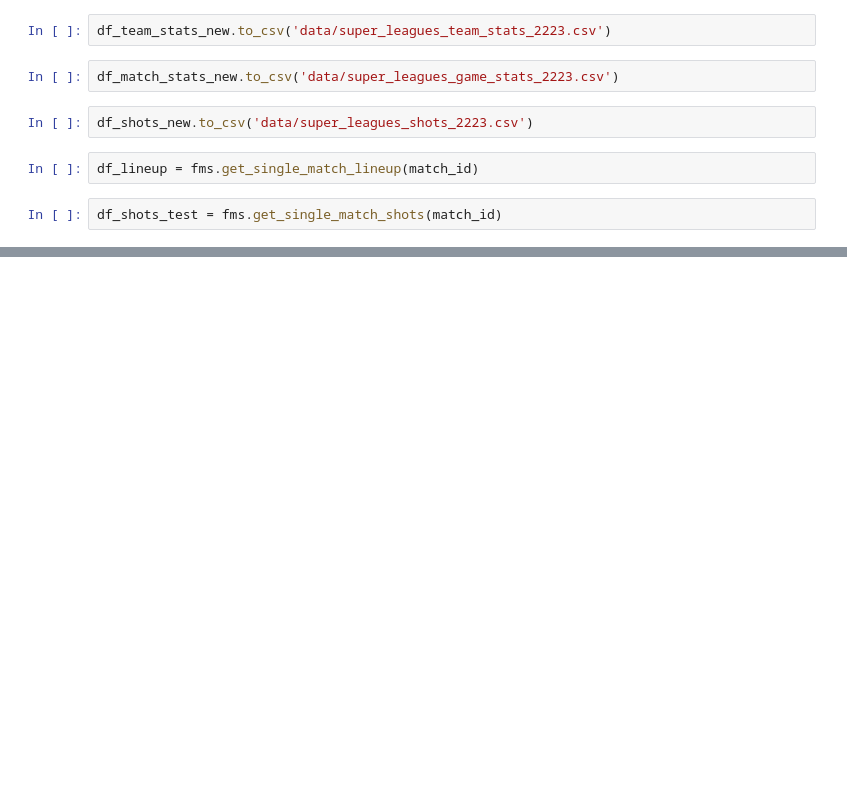
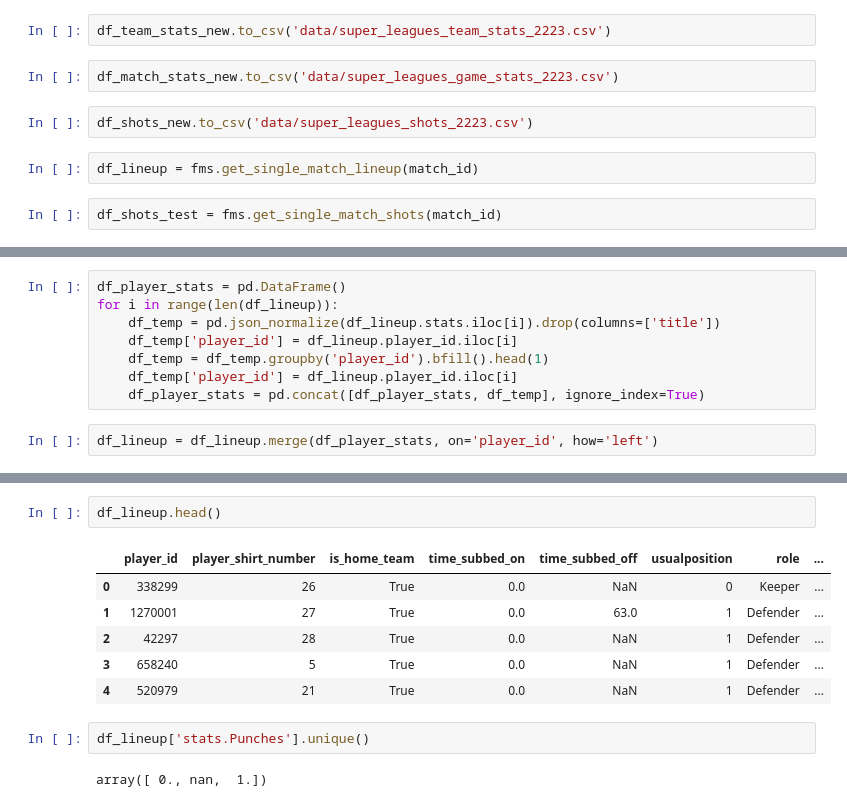
Before and after one commit to TK5-Tim/ds-projects, a Jupyter notebook: rsl/pull_data_fotmob.ipynb, the cells around one changed output, grey strips where cells are left out. Saved outputs shown, nothing was run; the diff lists cells and outputs as text; blank space fills up the shorter version.

```diff
--- a/rsl/pull_data_fotmob.ipynb
+++ b/rsl/pull_data_fotmob.ipynb
@@ -179,0 +211,10 @@ df_shots_test = fms.get_single_match_shots(match_id)
+# %%
+df_player_stats = pd.DataFrame()
+for i in range(len(df_lineup)):
+    df_temp = pd.json_normalize(df_lineup.stats.iloc[i]).drop(columns=['title'])
+    df_temp['player_id'] = df_lineup.player_id.iloc[i]
+    df_temp = df_temp.groupby('player_id').bfill().head(1)
+    df_temp['player_id'] = df_lineup.player_id.iloc[i]
+    df_player_stats = pd.concat([df_player_stats, df_temp], ignore_index=True)
+# %%
+df_lineup = df_lineup.merge(df_player_stats, on='player_id', how='left')
@@ -179,0 +297,13 @@ df_shots_test = fms.get_single_match_shots(match_id)
+# %%
+df_lineup.head()
+# %% [output]
+|  | player_id | player_shirt_number | is_home_team | time_subbed_on | time_subbed_off | usualposition | role | ... |
+| 0 | 338299 | 26 | True | 0.0 | NaN | 0 | Keeper | ... |
+| 1 | 1270001 | 27 | True | 0.0 | 63.0 | 1 | Defender | ... |
+| 2 | 42297 | 28 | True | 0.0 | NaN | 1 | Defender | ... |
+| 3 | 658240 | 5 | True | 0.0 | NaN | 1 | Defender | ... |
+| 4 | 520979 | 21 | True | 0.0 | NaN | 1 | Defender | ... |
+# %%
+df_lineup['stats.Punches'].unique()
+# %% [output]
+array([ 0., nan,  1.])
```
Also changed, not shown: parts of 9 cells of this notebook, 1 other file.
